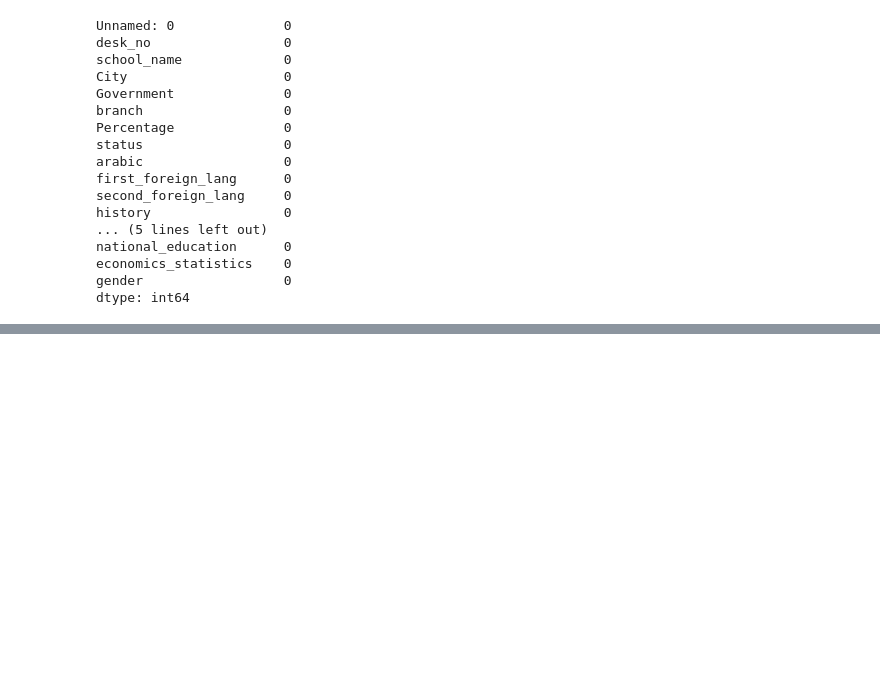
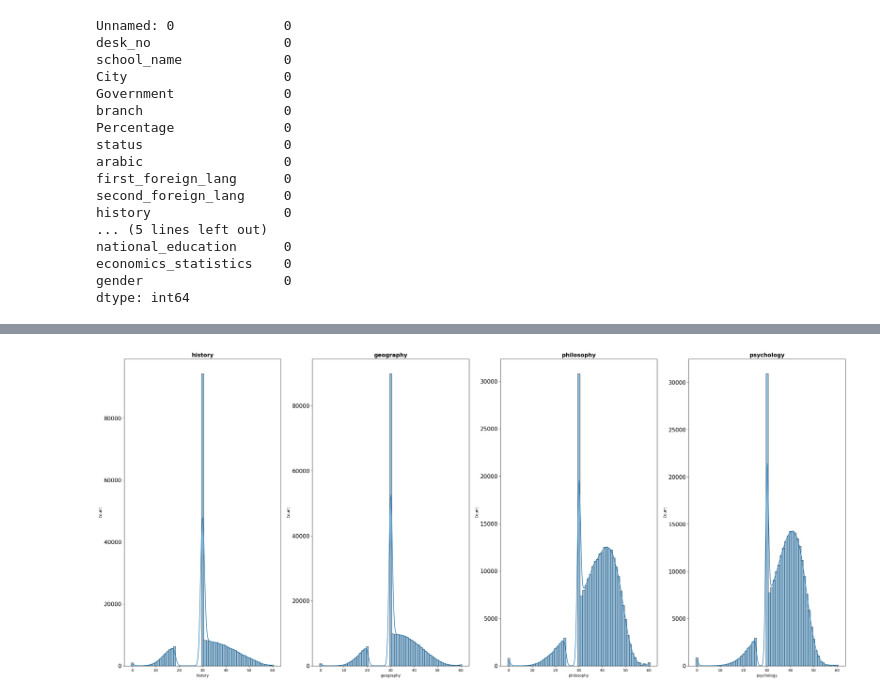
Before and after one commit to kareemhbendary/Thanawya-Amma-First-Exams-Data-Analyzing, a Jupyter notebook: datacleaningandanalyzing.ipynb, the cells around one changed output, grey strips where cells are left out. Cells and saved outputs as stored; diff of their text form; code cells hidden in the pictures; blank space fills up the shorter version.

```diff
--- a/datacleaningandanalyzing.ipynb
+++ b/datacleaningandanalyzing.ipynb
@@ -443,4 +443,5 @@ economics_statistics    0
 gender                  0
 dtype: int64
 # %%
-dfmaths.to_csv('mathssection.csv')
+Literary_Specialization_Subjects = dfliter[["history","geography","philosophy","psychology"]]
+Literary_Specialization_Subjects
@@ -450,0 +470,9 @@ dfliter.to_csv('literaturesection.csv')
+# %%
+fig, axs = plt.subplots(1, len(Literary_Specialization_Subjects.columns), figsize=(35,15))
+
+for i, ax in enumerate(axs.flat):
+    sns.histplot(Literary_Specialization_Subjects.iloc[:,i] , ax=ax , kde=True, bins=50 )
+    ax.set_title(Literary_Specialization_Subjects.columns[i], fontsize=15, fontweight='bold')
+    ax.tick_params(axis='y', labelsize=15)
+# %% [output]
+[figure, added]
```
Also changed, not shown: parts of 29 cells of this notebook.
